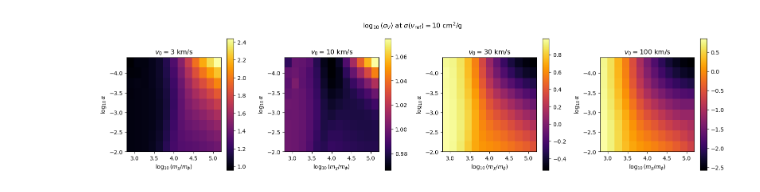
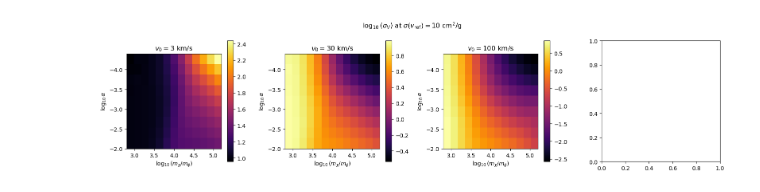
Before and after one commit to dangilman/pykawa, a Jupyter notebook: notebooks/thermal_averages.ipynb, the cells around one changed output. Saved outputs shown, nothing was run; the diff lists cells and outputs as text; code cells hidden in the pictures.

```diff
--- a/notebooks/thermal_averages.ipynb
+++ b/notebooks/thermal_averages.ipynb
@@ -7,35 +7,35 @@ import matplotlib.pyplot as plt
 
 cross_section_interpolator,cross_section_table, log10_mass_ratio_values, log10alpha_values, v_grid_table = make_cross_section_interpolator('REPULSIVE_YUKAWA')
 # %%
-v0_values = [3, 10, 30, 100]
+v0_values = [3, 30, 100]
 amp_at_vref = 10
 
 ncols = 4
 nrows = int(np.ceil(len(v0_values) / ncols))
 fig, axes = plt.subplots(nrows, ncols, figsize=(4 * ncols, 4 * nrows))
 axes = axes.flatten()
 
 for ax, v0 in zip(axes, v0_values):
     sigma_ta = np.empty((len(log10alpha_values), len(log10_mass_ratio_values)))
     for i, log10alpha in enumerate(log10alpha_values):
         for j, log10_mr in enumerate(log10_mass_ratio_values):
             sigma_ta[i, j] = cross_section_interpolator.thermal_average(
                 v0, amp_at_vref, log10alpha, log10_mr, use_interp=False)
 
     extent = [log10_mass_ratio_values[0], log10_mass_ratio_values[-1],
               log10alpha_values[0], log10alpha_values[-1]]
     aspect = np.absolute(log10_mass_ratio_values[-1] - log10_mass_ratio_values[0]) / \
              np.absolute(log10alpha_values[-1] - log10alpha_values[0])
     im = ax.imshow(np.log10(sigma_ta),
                    origin='lower', cmap='inferno',
                    extent=extent, aspect=aspect)
     plt.colorbar(im, ax=ax)
     ax.set_title(r'$v_0 = %d$ km/s' % v0)
     ax.set_xlabel(r'$\log_{10}(m_\chi/m_\phi)$')
     ax.set_ylabel(r'$\log_{10}\alpha$')
 
 plt.suptitle(r'$\log_{10}\langle\sigma_V\rangle$ at $\sigma(v_{\rm ref}) = %d$ cm$^2$/g' % amp_at_vref)
 plt.tight_layout()
 plt.show()
 # %% [output]
-[figure, old version]
+[figure, new version]
```
Also changed, not shown: 1 other file.
